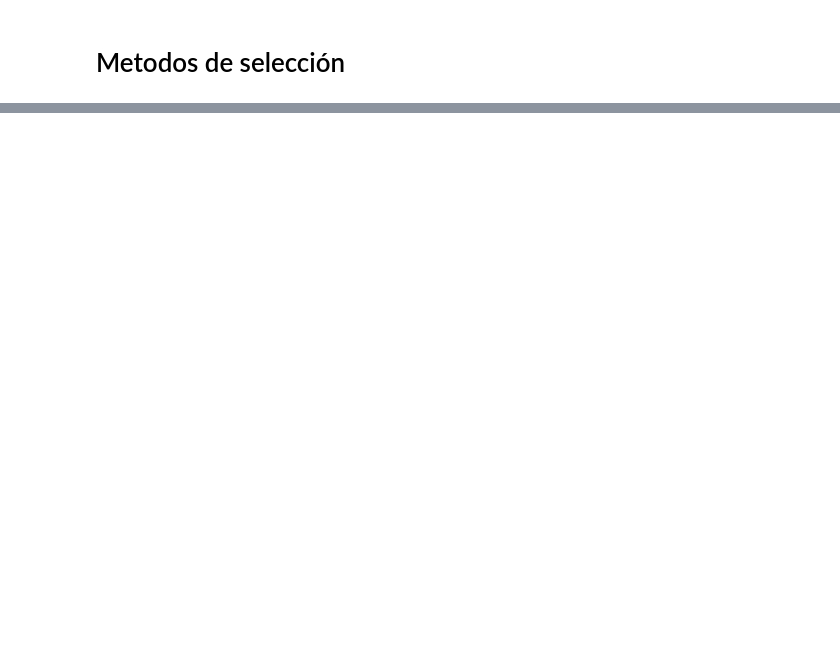
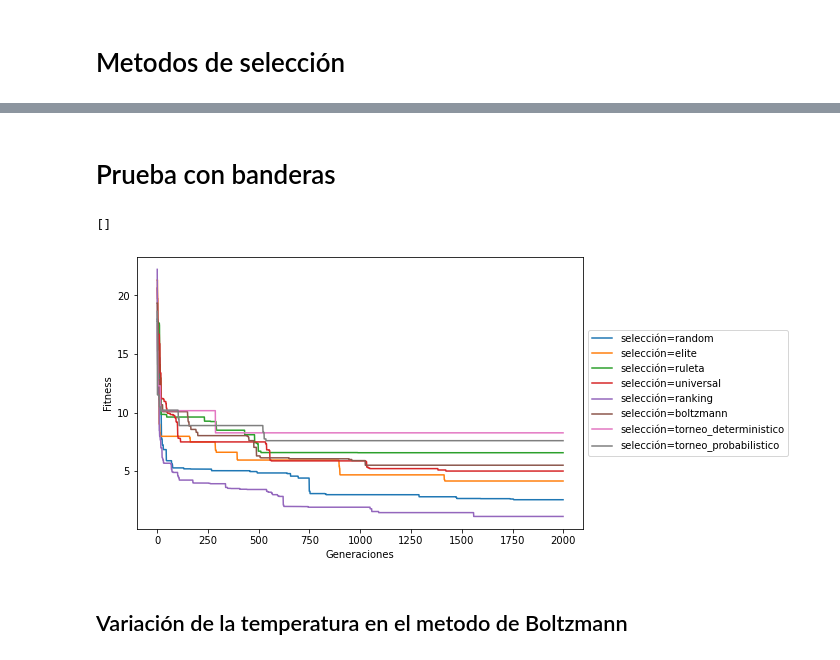
Before and after one commit to ArianSAGGESE7/sia-tp2, a Jupyter notebook: algoritmos_geneticos.ipynb, the cells around one changed output, grey strips where cells are left out. Drawn from its saved outputs; the diff is of its cells as text; code cells hidden in the pictures; blank space fills up the shorter version.

Commit message:
test en banderas

```diff
--- a/algoritmos_geneticos.ipynb
+++ b/algoritmos_geneticos.ipynb
@@ -308,0 +309,2 @@ plt.plot()
+# %% [markdown]
+# Prueba con banderas
@@ -308,0 +358,19 @@ plt.plot()
+# %%
+fig, ax1 = plt.subplots(figsize=(8,5))
+
+for metrica in metricas:
+    best_score = metrica["mejor_fitness_por_generacion"]
+    ax1.plot(best_score)
+
+ax1.legend(
+    ["selección={}".format(d["seleccion"]) for d in metricas],
+    bbox_to_anchor=[1., 0.5], loc='center left'
+    )
+plt.ylabel("Fitness")
+plt.xlabel("Generaciones")
+plt.plot()
+# %% [output]
+[]
+[figure, added]
+# %% [markdown]
+## Variación de la temperatura en el metodo de Boltzmann
```
Also changed, not shown: parts of 9 cells of this notebook, 4 other files.
